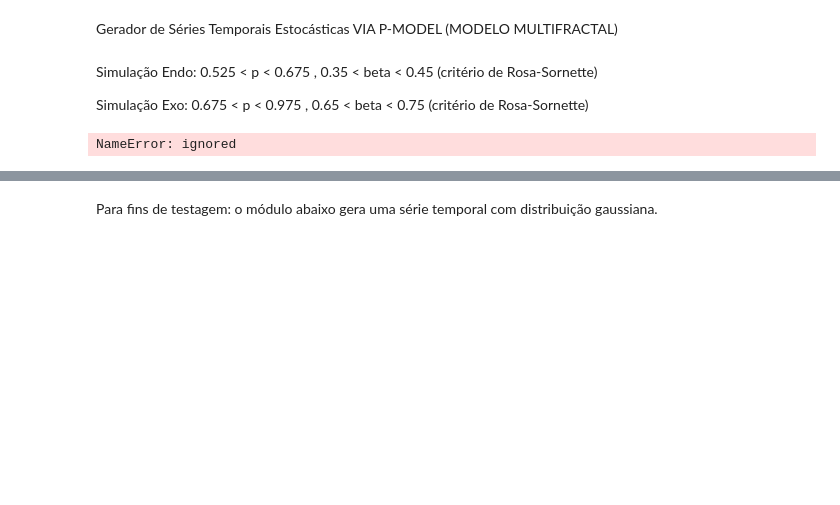
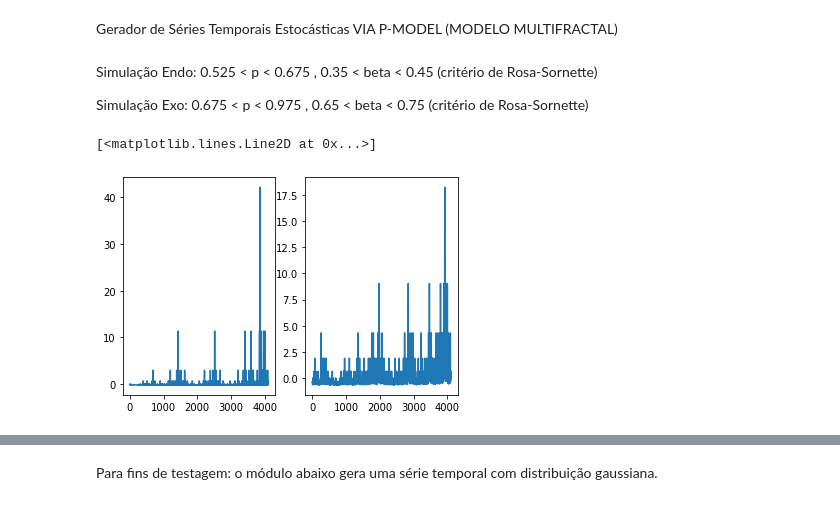
Before and after one commit to barauna-lo/Computational_Statistics, a Jupyter notebook: HandsOn_10/CAP417_HandsOn10_Barauna.ipynb, the cells around one changed output, grey strips where cells are left out. Cells and saved outputs as stored; diff of their text form; code cells hidden in the pictures; blank space fills up the shorter version.

```diff
--- a/HandsOn_10/CAP417_HandsOn10_Barauna.ipynb
+++ b/HandsOn_10/CAP417_HandsOn10_Barauna.ipynb
@@ -144,6 +147,15 @@ getSeries(endoList, [0.525,0.675], [0.35,0.45], N) # Simulação Endo: 0.525 < p
 #getSeries(exoList, [0.725,0.800], [0.65,0.75], 25)
 #getSeries(exoList, [0.800,0.875], [0.65,0.75], 25)
 getSeries(exoList, [0.675,0.975], [0.65,0.75], N) # Simulação Exo: 0.675 < p < 0.975 , 0.65 < beta < 0.75 (critério de Rosa-Sornette)
+# %%
+#figure(figsize=(15,10),dpi=100)
+plt.subplot(1,2,1)
+plt.plot(exoList[0])
+plt.subplot(1,2,2)
+plt.plot(endoList[0])
+# %% [output]
+[<matplotlib.lines.Line2D at 0x...>]
+[figure, added]
 # %%
 def plotpmodel(A, stype):
   plt.plot(A, color='r', lw=0.1)
@@ -152,10 +164,6 @@ def plotpmodel(A, stype):
   else:
     plt.title("Exogenous Series")
   plt.show()
-# %%
-plotGEV(endoList[2], 1)
-# %% [output]
-NameError: ignored
 # %%
 import numpy as np
 import matplotlib.pyplot as plt
```
Also changed, not shown: parts of 11 cells of this notebook.
